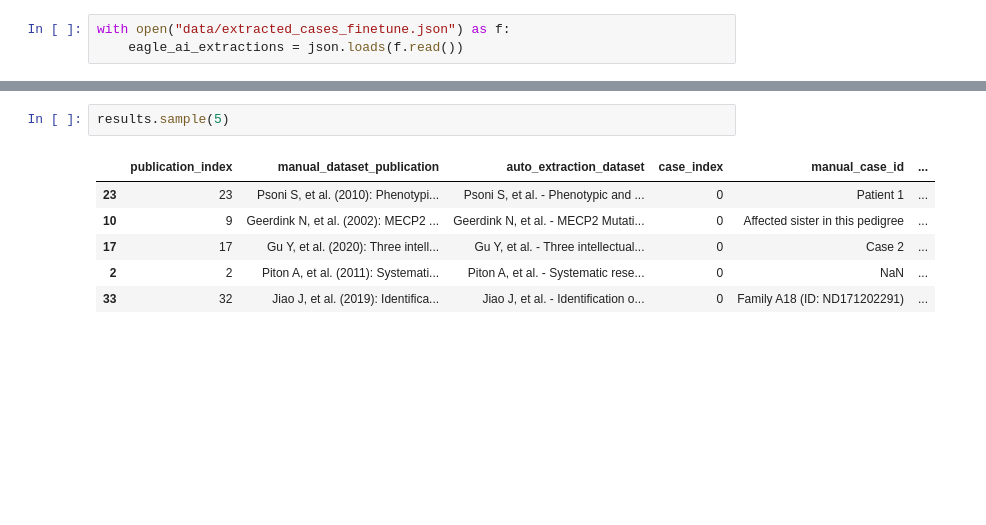
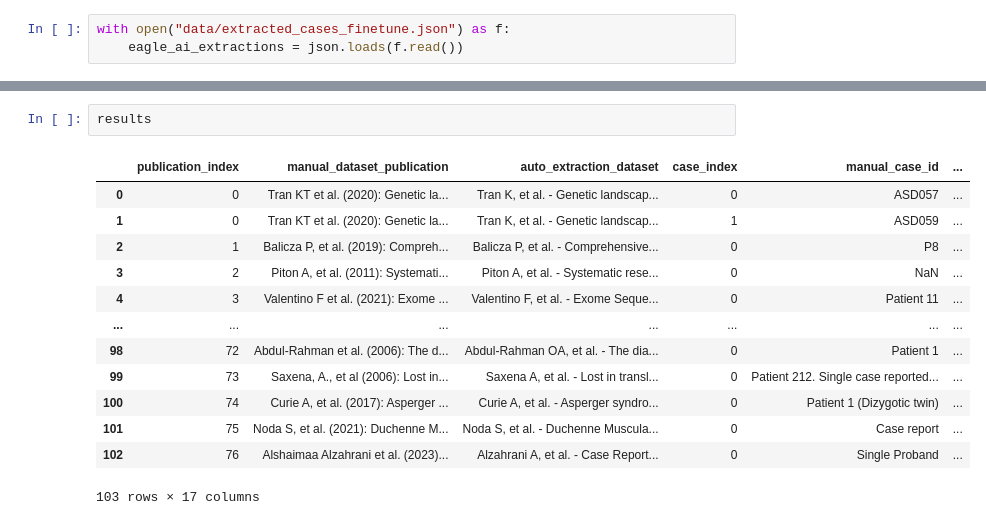
Before and after one commit to juliandeanmoran/EAGLE-AI_poc_publicData, a Jupyter notebook: performance_evaluation/finetune/eval.ipynb, the cells around one changed output, grey strips where cells are left out. Cells and saved outputs as stored; diff of their text form; blank space fills up the shorter version.

```diff
--- a/performance_evaluation/finetune/eval.ipynb
+++ b/performance_evaluation/finetune/eval.ipynb
@@ -60,13 +60,20 @@ Creating comprehensive score comparison visualizations...
 Visualization complete!
 # %%
-results.sample(5)
+results
 # %% [output]
 |  | publication_index | manual_dataset_publication | auto_extraction_dataset | case_index | manual_case_id | ... |
-| 23 | 23 | Psoni S, et al. (2010): Phenotypi... | Psoni S, et al. - Phenotypic and ... | 0 | Patient 1 | ... |
-| 10 | 9 | Geerdink N, et al. (2002): MECP2 ... | Geerdink N, et al. - MECP2 Mutati... | 0 | Affected sister in this pedigree | ... |
-| 17 | 17 | Gu Y, et al. (2020): Three intell... | Gu Y, et al. - Three intellectual... | 0 | Case 2 | ... |
-| 2 | 2 | Piton A, et al. (2011): Systemati... | Piton A, et al. - Systematic rese... | 0 | NaN | ... |
-| 33 | 32 | Jiao J, et al. (2019): Identifica... | Jiao J, et al. - Identification o... | 0 | Family A18 (ID: ND171202291) | ... |
+| 0 | 0 | Tran KT et al. (2020): Genetic la... | Tran K, et al. - Genetic landscap... | 0 | ASD057 | ... |
+| 1 | 0 | Tran KT et al. (2020): Genetic la... | Tran K, et al. - Genetic landscap... | 1 | ASD059 | ... |
+| 2 | 1 | Balicza P, et al. (2019): Compreh... | Balicza P, et al. - Comprehensive... | 0 | P8 | ... |
+| 3 | 2 | Piton A, et al. (2011): Systemati... | Piton A, et al. - Systematic rese... | 0 | NaN | ... |
+| 4 | 3 | Valentino F et al. (2021): Exome ... | Valentino F, et al. - Exome Seque... | 0 | Patient 11 | ... |
+| ... | ... | ... | ... | ... | ... | ... |
+| 98 | 72 | Abdul-Rahman et al. (2006): The d... | Abdul-Rahman OA, et al. - The dia... | 0 | Patient 1 | ... |
+| 99 | 73 | Saxena, A., et al (2006): Lost in... | Saxena A, et al. - Lost in transl... | 0 | Patient 212. Single case reported... | ... |
+| 100 | 74 | Curie A, et al. (2017): Asperger ... | Curie A, et al. - Asperger syndro... | 0 | Patient 1 (Dizygotic twin) | ... |
+| 101 | 75 | Noda S, et al. (2021): Duchenne M... | Noda S, et al. - Duchenne Muscula... | 0 | Case report | ... |
+| 102 | 76 | Alshaimaa Alzahrani et al. (2023)... | Alzahrani A, et al. - Case Report... | 0 | Single Proband | ... |
+103 rows × 17 columns
 # %%
 f1_scores = evaluate_f1_between_manual_and_automatic(
     manual_df=manual_df,
```
Also changed, not shown: parts of 4 cells of this notebook, 55 other files.
